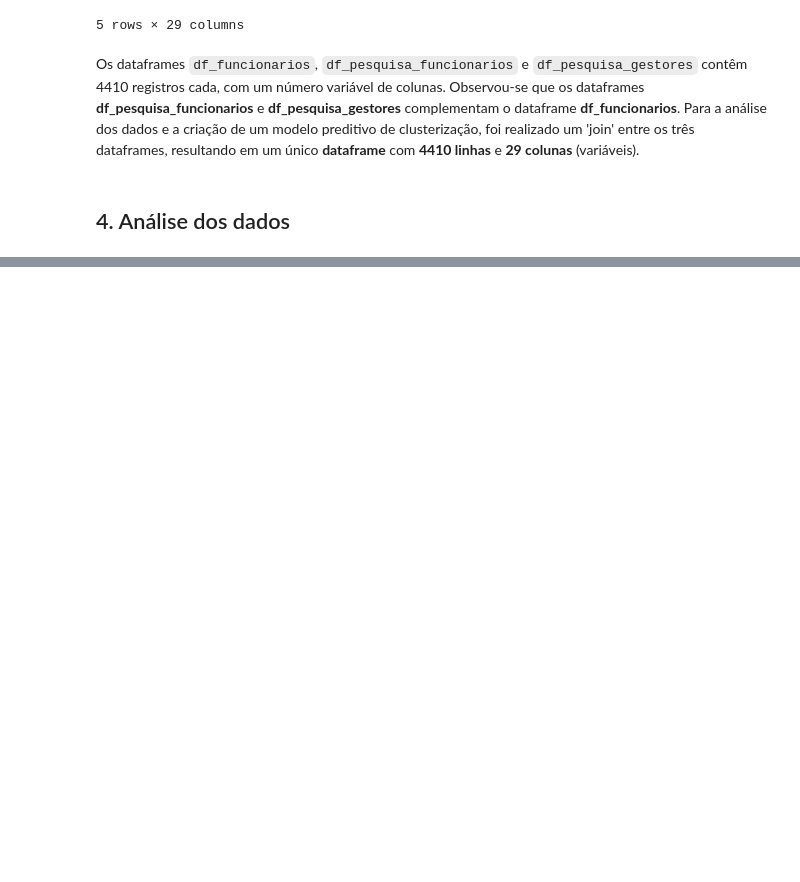
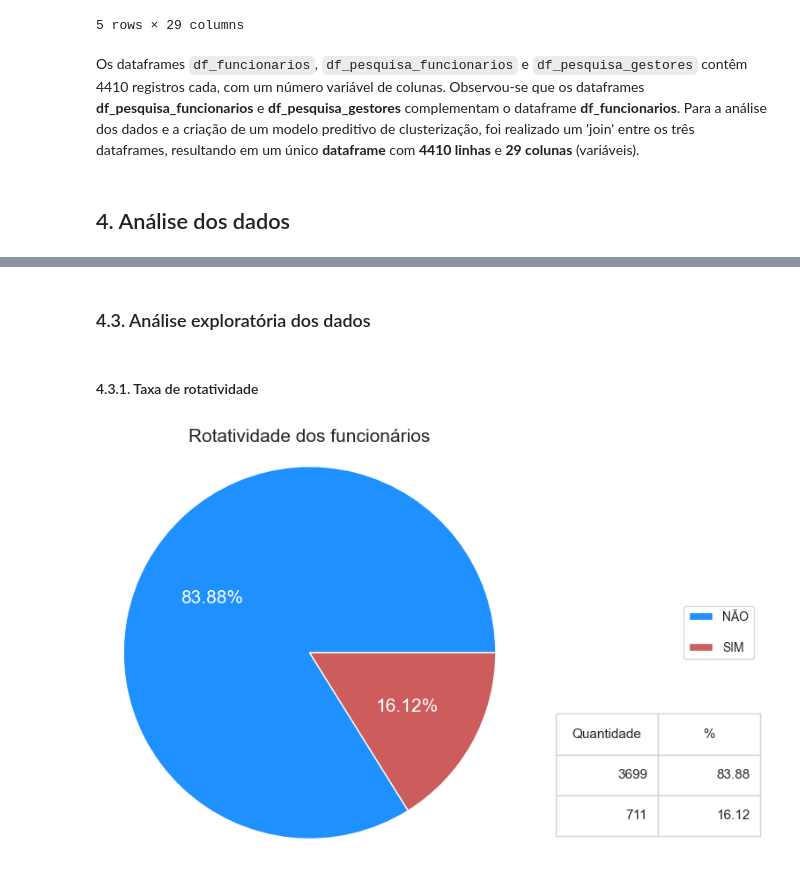
Before and after one commit to emso-exe/Analise_de_rh_-_people_analytics, a Jupyter notebook: 001_analise_de_rh.ipynb, the cells around one changed output, grey strips where cells are left out. Drawn from its saved outputs; the diff is of its cells as text; code cells hidden in the pictures; blank space fills up the shorter version.

```diff
--- a/001_analise_de_rh.ipynb
+++ b/001_analise_de_rh.ipynb
@@ -245,0 +270,8 @@ Os dataframes `df_funcionarios`, `df_pesquisa_funcionarios` e `df_pesquisa_gesto
+# %%
+# Lista das variáveis com valores nulos
+lista = [col for col in df_analise.columns if df_analise[col].isnull().any()]
+
+# Preenchendo com a 'moda' as variáveis com valores nulos
+for col in lista:
+    moda = df_analise[col].mode()[0]
+    df_analise.loc[df_analise[col].isnull(), col] = moda
@@ -245,0 +346,45 @@ Os dataframes `df_funcionarios`, `df_pesquisa_funcionarios` e `df_pesquisa_gesto
+# %% [markdown]
+### 4.3. Análise exploratória dos dados
+# %% [markdown]
+#### 4.3.1. Taxa de rotatividade
+# %%
+# Calcular as estatísticas no DataFrame para a variável 'Rotatividade'
+df_00 = df_analise['Rotatividade'].value_counts()
+df_00_perc = df_00 / df_00.sum() * 100
+df_00 = pd.DataFrame({'Qtde': df_00, '%': df_00_perc})
+
+# Criar gráfico de pizza
+fig, ax = plt.subplots(figsize=(6, 6))
+colors = ['dodgerblue', 'indianred']
+
+# Capturar os textos do gráfico de pizza
+wedges, texts, autotexts = ax.pie(
+    df_00['%'], labels=None, autopct='%0.2f%%', colors=colors, textprops={'fontsize': 15})
+
+# Alterar a cor da fonte dos rótulos de autopreenchimento para branco
+for autotext in autotexts:
+    autotext.set_color('white')
+
+# Adicionar legendas
+legendas = ['NÃO', 'SIM']
+ax.legend(legendas, loc='right', labelspacing=1.5,
+          bbox_to_anchor=(1.0, 0.1, 0.6, 0.9))
+
+# Adicionar tabela
+cell_text = df_00.apply(
+    lambda x: [f'{int(x["Qtde"]):.0f}', f'{x["%"]:.2f}'], axis=1).tolist()
+tabela = plt.table(cellText=cell_text, colLabels=[
+                   'Quantidade', '%'], loc='bottom right', bbox=(1.1, 0.05, 0.5, 0.3))
+tabela.auto_set_font_size(False)
+tabela.set_fontsize(11)
+
+# Alterar a cor da grade da tabela
+for key, cell in tabela.get_celld().items():
+    cell.set_edgecolor('lightgrey')
+
+# Ajustar layout
+plt.axis('equal')
+plt.title('Rotatividade dos funcionários', fontsize=15)
+plt.show()
+# %% [output]
+[figure, added]
```
Also changed, not shown: parts of 15 cells of this notebook.
